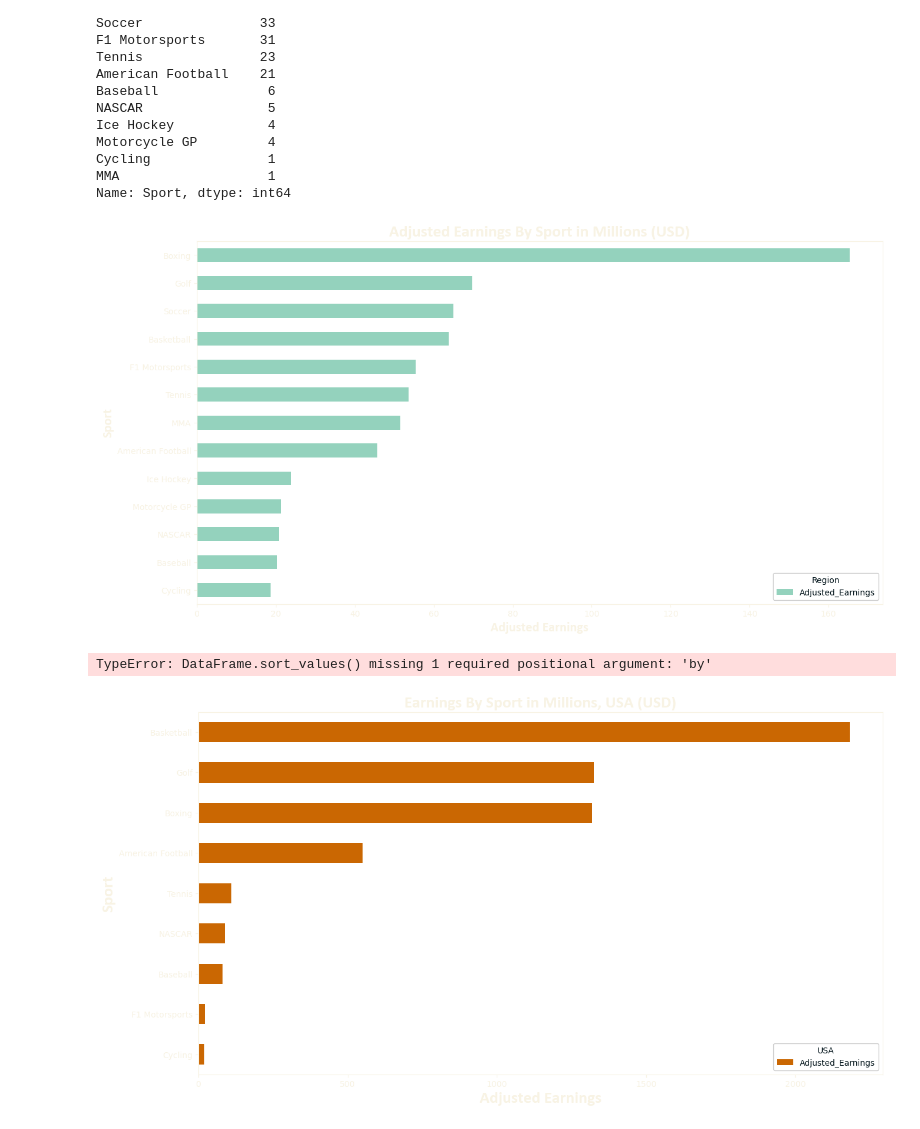
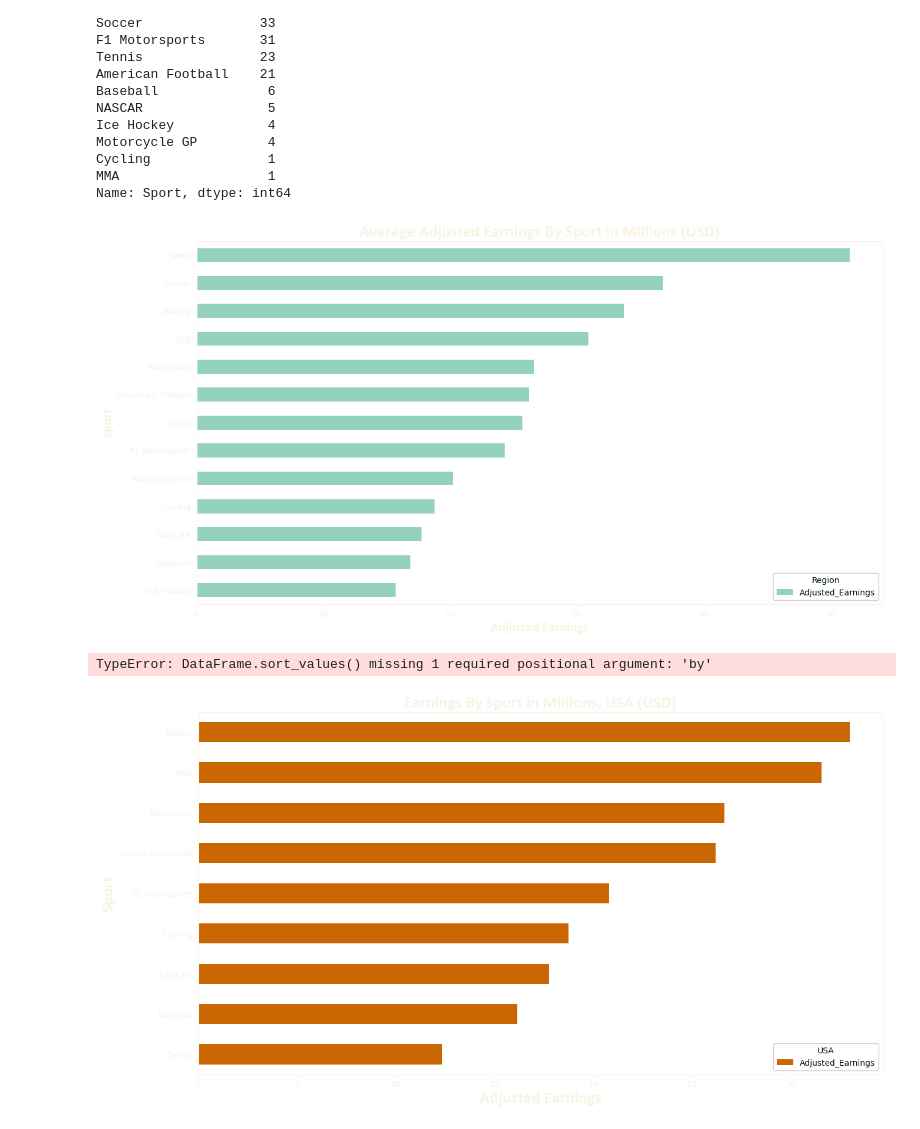
Before and after one commit to cisnerosjp/SMU-Project1-HighestPaidAthletes, a Jupyter notebook: AthletePay_adjusted_2.ipynb, the cells around one changed output. Cells and saved outputs as stored; diff of their text form; code cells hidden in the pictures.

```diff
--- a/AthletePay_adjusted_2.ipynb
+++ b/AthletePay_adjusted_2.ipynb
@@ -675,7 +675,7 @@ MMA                   1
 Name: Sport, dtype: int64
 # %%
 nationalities.head()
-Sport_max = adjusted_df.groupby("Sport").Adjusted_Earnings.max()#.sort_values(ascending = False).reset_index()
+Sport_max = adjusted_df.groupby("Sport").Adjusted_Earnings.mean()#.sort_values(ascending = False).reset_index()
 #nationalities = pd.merge(nationalities.loc[:,["Nationality", "Adjusted_Earnings"]], temp.loc[:,["Nationality", "count"]], on = "Nationality")
 
 plt.rcParams['text.color'] = light_color
@@ -691,16 +691,16 @@ Sport_max.sort_values(inplace=True, ascending = True)
 
 Sport_max.plot(color="#94D2BD",kind="barh",stacked=True,figsize=[15,8])
 
-plt.title("Adjusted Earnings By Sport in Millions (USD)", fontweight='bold', fontname = "Calibri", fontsize = 20)
+plt.title("Average Adjusted Earnings By Sport in Millions (USD)", fontweight='bold', fontname = "Calibri", fontsize = 20)
 plt.xlabel("Adjusted Earnings", fontname = "Calibri", fontsize = 16, fontweight = "bold")
 plt.ylabel("Sport", fontname = "Calibri", fontsize = 16, fontweight = "bold")
 legend = plt.legend(title = "Region")
 plt.setp(legend.get_title(), color=dark_color)
 
-plt.savefig("Adjusted Earnings By Sport")
+plt.savefig("Average Adjusted Earnings By Sport")
 plt.show()
 # %% [output]
-[figure, old version]
+[figure, new version]
 # %%
 world_ = adjusted_df.loc[adjusted_df.Nationality != "USA"]
 world_pay = world_.groupby("Sport").Adjusted_Earnings.sum().sort_values(ascending = True).reset_index()
@@ -732,26 +732,26 @@ plt.show()
 TypeError: DataFrame.sort_values() missing 1 required positional argument: 'by'
 # %%
 usa_ = adjusted_df.loc[adjusted_df.Nationality == "USA"]
-usa_pay = usa_.groupby("Sport").Adjusted_Earnings.sum().sort_values(ascending = True).reset_index()
+usa_pay = usa_.groupby("Sport").Adjusted_Earnings.mean().sort_values(ascending = True).reset_index()
 
 #usa_pay
 
 plt.rcParams['text.color'] = light_color
 plt.rcParams['axes.labelcolor'] = light_color
 plt.rcParams['xtick.color'] = light_color
 plt.rcParams['ytick.color'] = light_color
 plt.rcParams['axes.edgecolor'] = light_color
 plt.rcParams['savefig.transparent'] = True
 plt.rcParams['legend.labelcolor'] = dark_color
 plt.rcParams['legend.framealpha'] = 1
 
-usa_pay.plot(title="Earnings By Sport in Millions, USA (USD)", x="Sport",y="Adjusted_Earnings",kind="barh",color="#CA6702", figsize=[15,8])
+usa_pay.plot(title="Average Earnings By Sport in Millions, USA (USD)", x="Sport",y="Adjusted_Earnings",kind="barh",color="#CA6702", figsize=[15,8])
 plt.title("Earnings By Sport in Millions, USA (USD)", fontweight='bold', fontname = "Calibri", fontsize = 20)
 plt.xlabel("Adjusted Earnings", fontname = "Calibri", fontsize = 20, fontweight = "bold")
 plt.ylabel("Sport", fontname = "Calibri", fontsize = 20, fontweight = "bold")
 legend = plt.legend(title = "USA")
 plt.setp(legend.get_title(), color=dark_color)
-plt.savefig("Earnings By Sport USA in Millions")
+plt.savefig("Average Earnings By Sport USA in Millions")
 plt.show()
 # %% [output]
-[figure, old version]
+[figure, new version]
```
Also changed, not shown: parts of 4 cells of this notebook, 13 other files.
